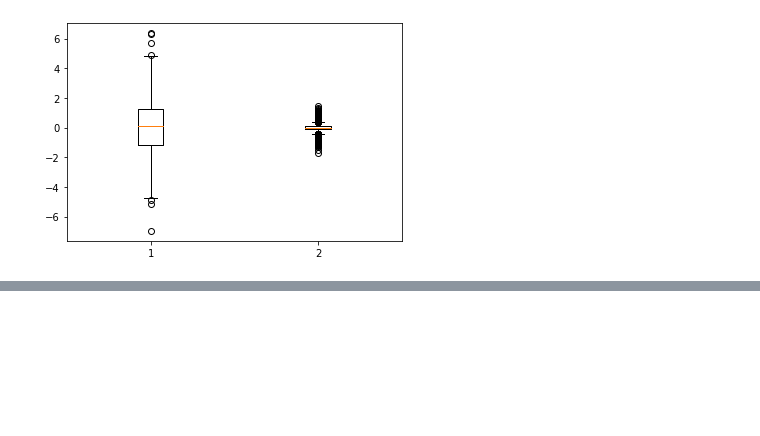
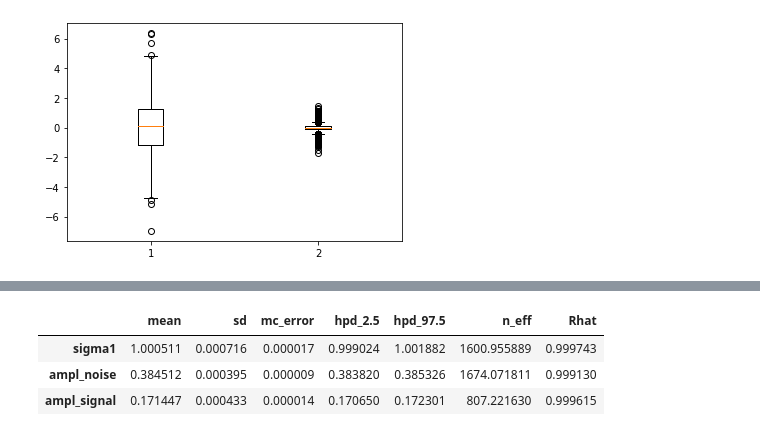
Before and after one commit to hstrey/fMRI-analysis, a Jupyter notebook: phantom multiplicative noise pymc3 Bay1.ipynb, the cells around one changed output, grey strips where cells are left out. Cells and saved outputs as stored; diff of their text form; code cells hidden in the pictures; blank space fills up the shorter version.

```diff
--- a/phantom multiplicative noise pymc3 Bay1.ipynb
+++ b/phantom multiplicative noise pymc3 Bay1.ipynb
@@ -141,0 +145,12 @@ sigma multi/thermal: 0.08668995029609945
+# %%
+# here we assume that the two distributions add
+with pm.Model() as multi_noise:
+    sigma1 = pm.Uniform('sigma1',0,20)
+    ampl_noise = pm.Uniform('ampl_noise',0,5)
+    ampl_signal = pm.Uniform('ampl_signal',0,5)
+
+    fmri_observed = pm.Normal('fmri_observed',
+                              mu=ampl_signal*gt_data,
+                              sigma=np.sqrt(sigma1**2+ampl_noise**2*gt_data**2), observed=cleaned_data)
+
+    posterior_3 = pm.sample()
@@ -141,0 +166,7 @@ sigma multi/thermal: 0.08668995029609945
+# %%
+pm.summary(posterior_3)
+# %% [output]
+|  | mean | sd | mc_error | hpd_2.5 | hpd_97.5 | n_eff | Rhat |
+| sigma1 | 1.000511 | 0.000716 | 0.000017 | 0.999024 | 1.001882 | 1600.955889 | 0.999743 |
+| ampl_noise | 0.384512 | 0.000395 | 0.000009 | 0.383820 | 0.385326 | 1674.071811 | 0.999130 |
+| ampl_signal | 0.171447 | 0.000433 | 0.000014 | 0.170650 | 0.172301 | 807.221630 | 0.999615 |
```
Also changed, not shown: parts of 11 cells of this notebook, 3 other files.
